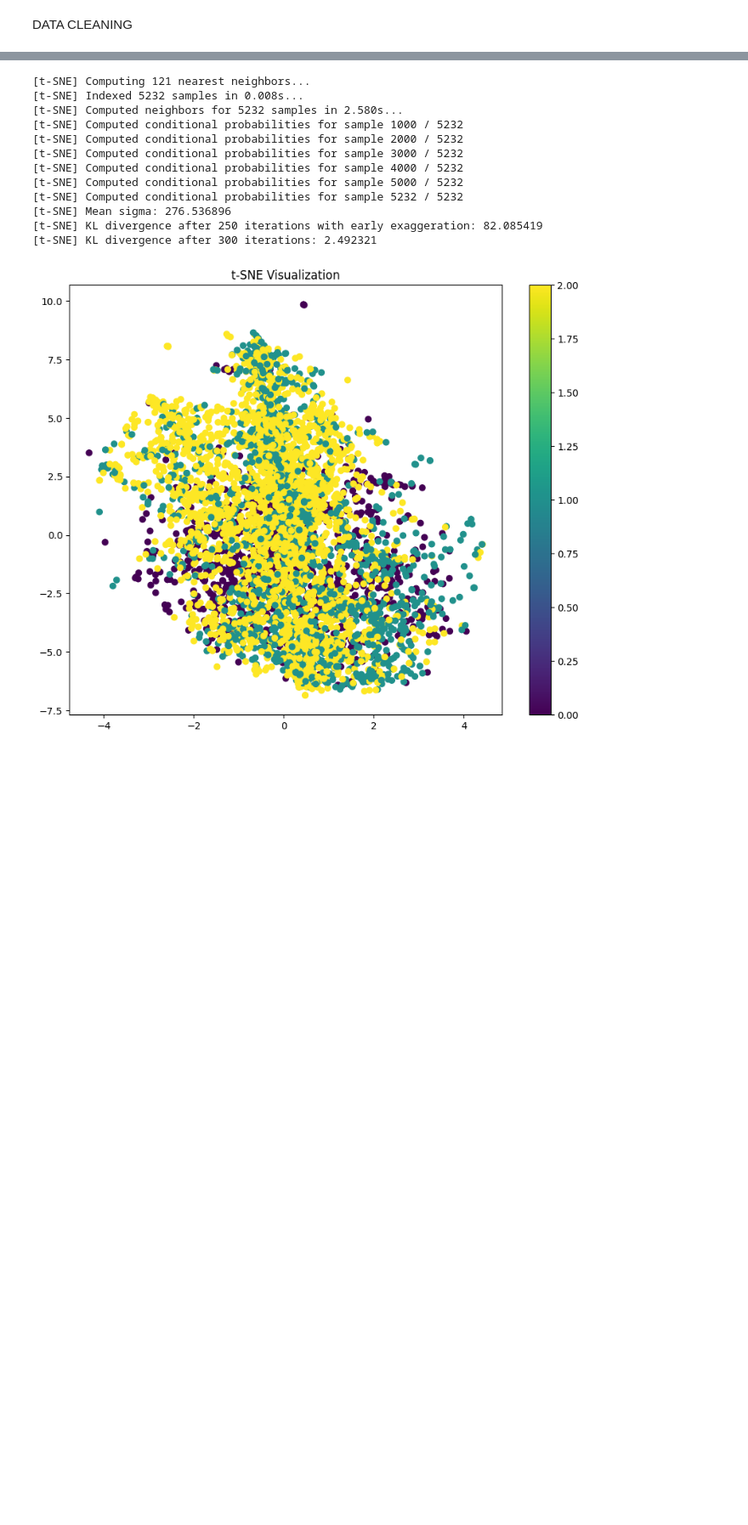
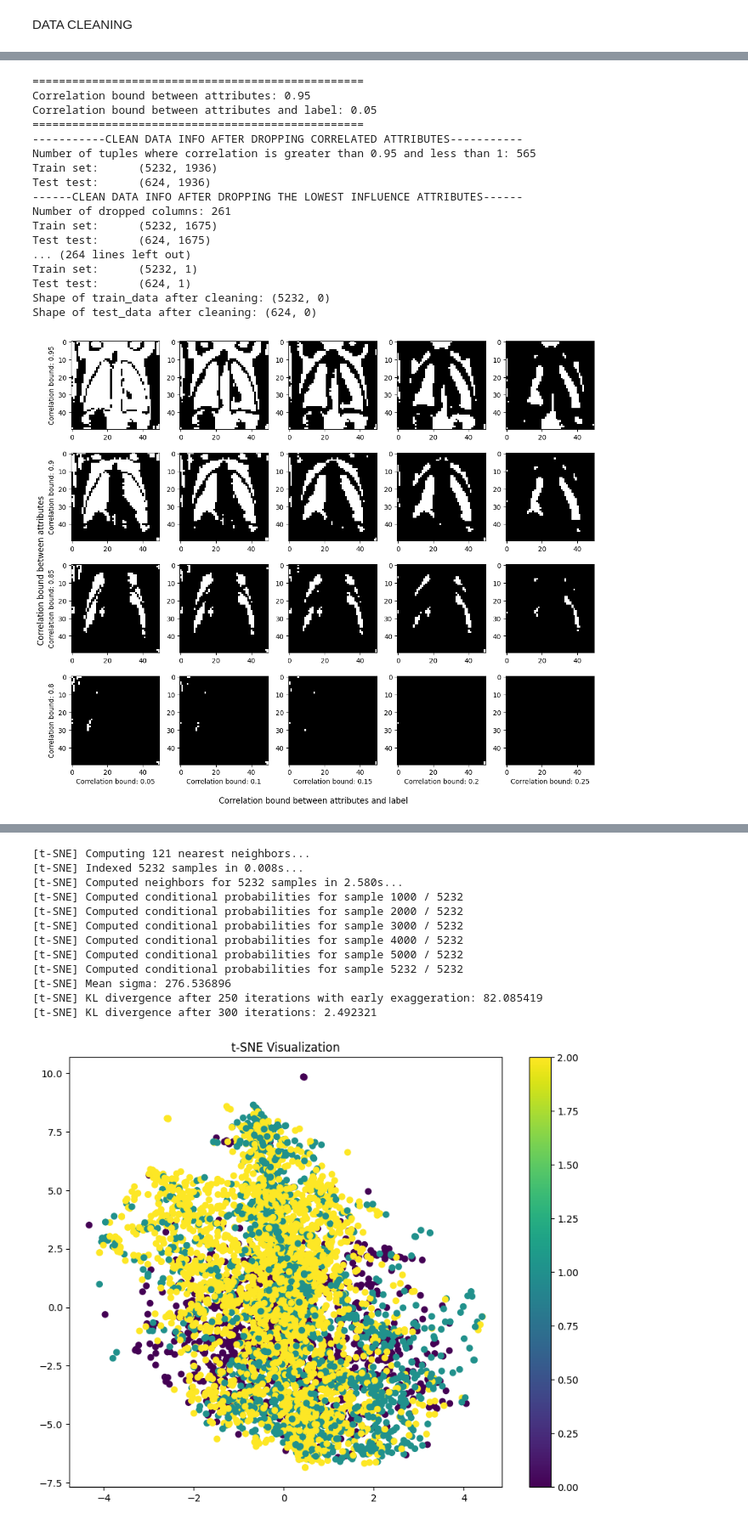
Before and after one commit to jlopetegui98/Hands-on-ML-Project, a Jupyter notebook: main.ipynb, the cells around one changed output, grey strips where cells are left out. Shown at 85% size. Drawn from its saved outputs; the diff is of its cells as text; code cells hidden in the pictures; blank space fills up the shorter version.

Commit message:
Finished cleaning data

```diff
--- a/main.ipynb
+++ b/main.ipynb
@@ -148,7 +180,7 @@ def load_images(images_paths, IMG_SIZE=100):
     images = np.array(images).reshape(-1,IMG_SIZE*IMG_SIZE)
     return images
 
-IMG_SIZE = 28 # resize the images to 28x28
+IMG_SIZE = 50 # resize the images to 28x28
 train_images = load_images(train_images_paths, IMG_SIZE)
 test_images = load_images(test_images_paths, IMG_SIZE)
 print(f"Shape of train_images: \t{train_images.shape}")
@@ -349,0 +336,41 @@ plt.show()
+# %%
+# Find the indices where correlation is greater than 0.9 and less than 1
+corr_attributes_bound = [0.95, 0.9, 0.85, 0.8]
+corr_label_bound      = [0.05, 0.1, 0.15, 0.2, 0.25]
+
+fig,axes = plt.subplots(4,5)
+fig.set_size_inches(12,10)
+
+for i, corr1 in enumerate(corr_attributes_bound):
+    for j, corr2 in enumerate(corr_label_bound):
+        _, _, dropped_columns_mask = data_cleaning(train_df, test_df, corr1, corr2)
+        axes[i,j].imshow(dropped_columns_mask.reshape(IMG_SIZE,IMG_SIZE),cmap='gray')
+
+        if i == 3:
+            axes[i,j].set_xlabel(f"Correlation bound: {corr2}")
+        if j == 0:
+            axes[i,j].set_ylabel(f"Correlation bound: {corr1}")
+
+fig.supylabel("Correlation bound between attributes")
+fig.supxlabel("Correlation bound between attributes and label")
+plt.tight_layout()
+plt.show()
+# %% [output]
+==================================================
+Correlation bound between attributes: 0.95
+Correlation bound between attributes and label: 0.05
+==================================================
+-----------CLEAN DATA INFO AFTER DROPPING CORRELATED ATTRIBUTES-----------
+Number of tuples where correlation is greater than 0.95 and less than 1: 565
+Train set:      (5232, 1936)
+Test test:      (624, 1936)
+------CLEAN DATA INFO AFTER DROPPING THE LOWEST INFLUENCE ATTRIBUTES------
+Number of dropped columns: 261
+Train set:      (5232, 1675)
+Test test:      (624, 1675)
+... (264 lines left out)
+Train set:      (5232, 1)
+Test test:      (624, 1)
+Shape of train_data after cleaning: (5232, 0)
+Shape of test_data after cleaning: (624, 0)
+[figure, added]
```
Also changed, not shown: parts of 11 cells of this notebook.
